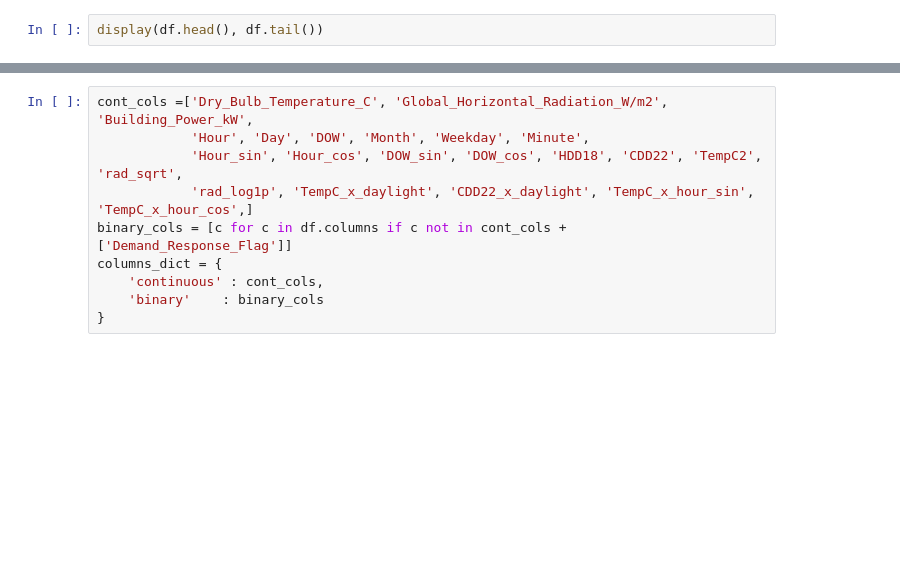
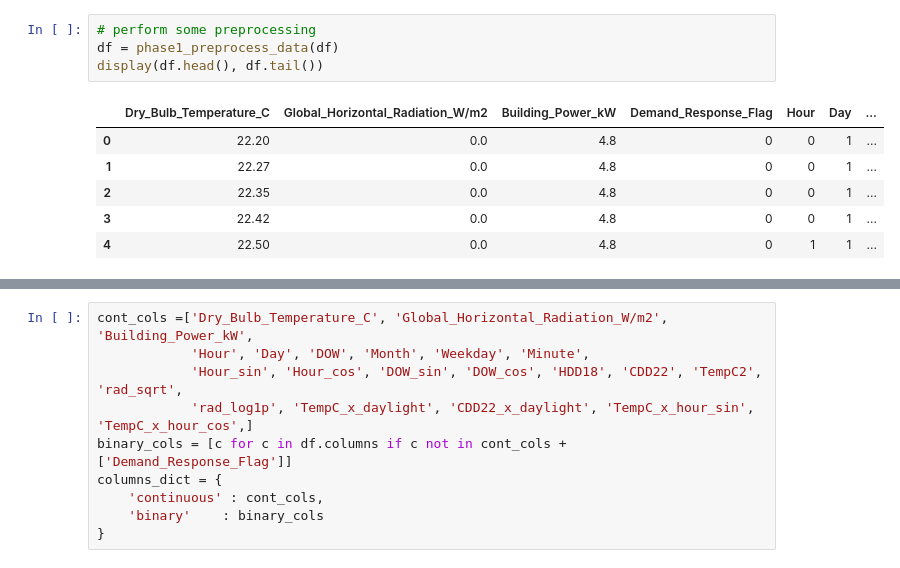
Before and after one commit to truongbnguyen88/nrg_hackathon_sept2025, a Jupyter notebook: phase1_train.ipynb, the cells around one changed output, grey strips where cells are left out. Cells and saved outputs as stored; diff of their text form; blank space fills up the shorter version.

```diff
--- a/phase1_train.ipynb
+++ b/phase1_train.ipynb
@@ -89,2 +42,11 @@ df = preprocess_data(df)
 # %%
+# perform some preprocessing
+df = phase1_preprocess_data(df)
 display(df.head(), df.tail())
+# %% [output]
+|  | Dry_Bulb_Temperature_C | Global_Horizontal_Radiation_W/m2 | Building_Power_kW | Demand_Response_Flag | Hour | Day | ... |
+| 0 | 22.20 | 0.0 | 4.8 | 0 | 0 | 1 | ... |
+| 1 | 22.27 | 0.0 | 4.8 | 0 | 0 | 1 | ... |
+| 2 | 22.35 | 0.0 | 4.8 | 0 | 0 | 1 | ... |
+| 3 | 22.42 | 0.0 | 4.8 | 0 | 0 | 1 | ... |
+| 4 | 22.50 | 0.0 | 4.8 | 0 | 1 | 1 | ... |
```
Also changed, not shown: parts of 5 cells of this notebook, 3 other files.
